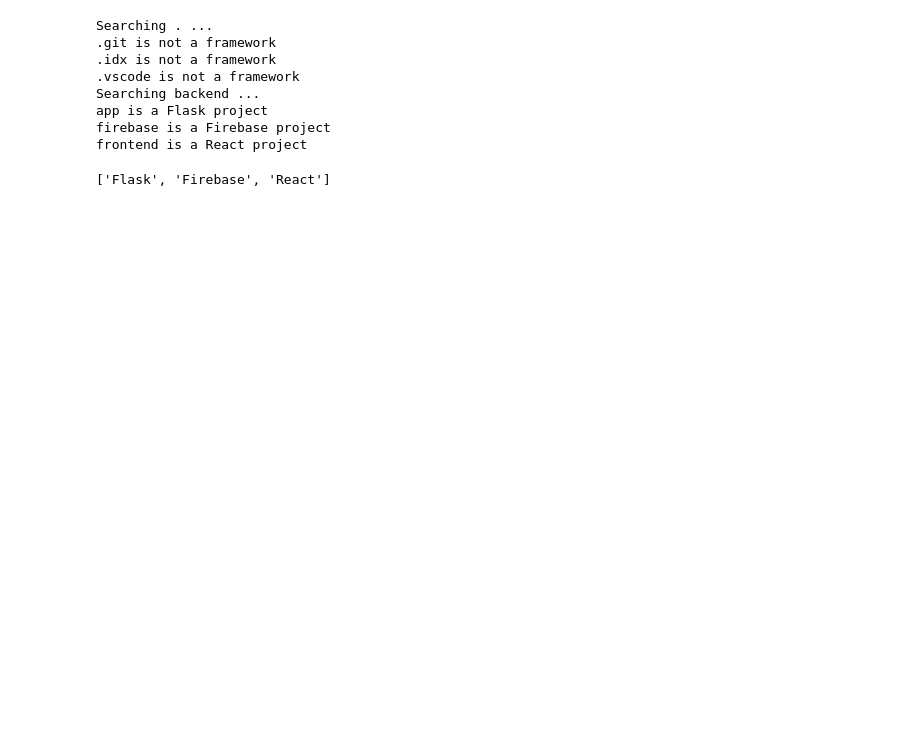
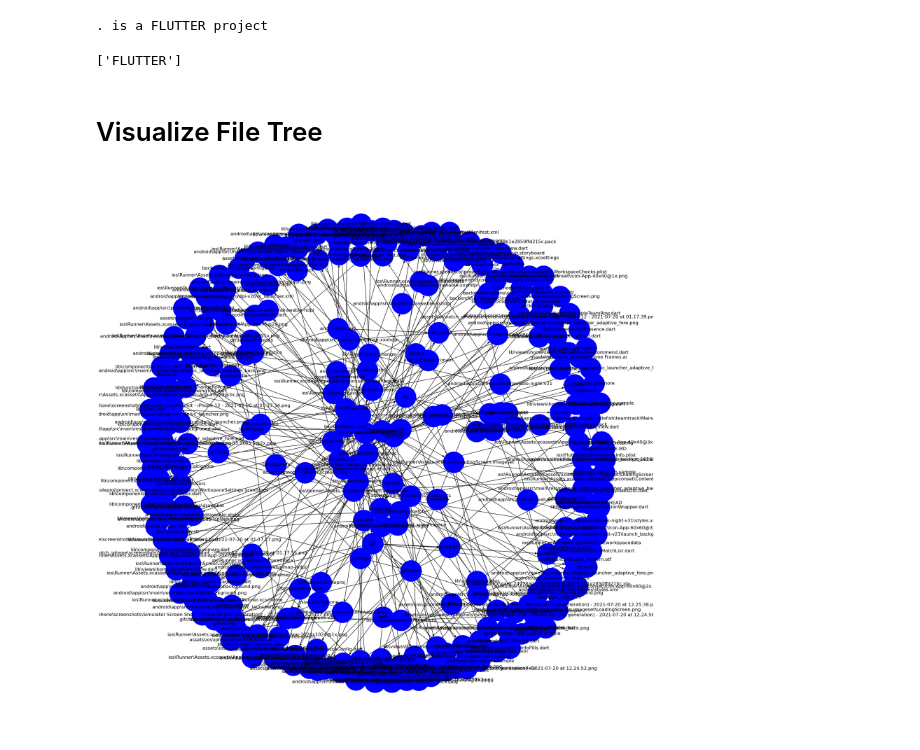
Before and after one commit to fraimwork/fraimwork, a Jupyter notebook: backend/app/Demo_Classification.ipynb, the cells around one changed output. Saved outputs shown, nothing was run; the diff lists cells and outputs as text; code cells hidden in the pictures; blank space fills up the shorter version.

```diff
--- a/backend/app/Demo_Classification.ipynb
+++ b/backend/app/Demo_Classification.ipynb
@@ -84,18 +58,16 @@ import re
 from utils.agent import Interaction
 from utils.languageutils import get_imports
 import networkx as nx
+from utils.listutils import flatten, compact
 # RegEx to match classifier responses
 identify_re = re.compile(r"IDENTIFY: (.+)")
 end_re = re.compile(r"END")
 unable_re = re.compile(r"N/A")
 
 def classify_node(node):
-    if node not in file_tree.nodes:
-        print(f"Node {node} not found in file tree")
-        return
     node_dict = file_tree.nodes[node]
     neighbors = list(file_tree[node])
-    prompt = f"{file_tree.nodes[node]['name']}\n" + '\n'.join(f"├── {file_tree.nodes[k]['name']}" for k in neighbors)
+    prompt = f"{file_tree.nodes[node]['name']}\n" + f"{file_tree.subfiletree(node).copy(withDepth=1)}"
     context = [Interaction(f'Relevant content of {neighbor}\n----\n' + '\n'.join(imports), '...') for  neighbor in  neighbors if 'content' in file_tree.nodes[neighbor] and (imports := get_imports(file_tree.nodes[neighbor]['path']))]
     response = classifier.chat(prompt, custom_context=context)
     # Match the response to the RegEx
@@ -105,10 +77,10 @@ def classify_node(node):
         file_tree.nodes[node]['framework'] = framework
         for node in nx.dfs_tree(file_tree, node).nodes:
             file_tree.nodes[node]['frameworks'] = [framework]
-        return framework
+        return [framework]
     elif (m := unable_re.match(response)):
         print(f"Searching {node} ...")
-        frameworks = flatmap([classify_node(node) for node in neighbors if 'content' not in file_tree.nodes[node]])
+        frameworks = compact(flatten([classify_node(node) for node in neighbors if 'content' not in file_tree.nodes[node]]))
         file_tree.nodes[node]['frameworks'] = frameworks
     elif (m := end_re.match(response)):
         print(f"{node_dict['name']} is not a framework")
@@ -119,12 +91,27 @@ def classify_node(node):
 
 (root_classification := classify_node(file_tree.root_node()))
 # %% [output]
-Searching . ...
-.git is not a framework
-.idx is not a framework
-.vscode is not a framework
-Searching backend ...
-app is a Flask project
-firebase is a Firebase project
-frontend is a React project
+. is a FLUTTER project
-['Flask', 'Firebase', 'React']
+['FLUTTER']
+# %% [markdown]
+# Visualize File Tree
+# %%
+from matplotlib import pyplot as plt
+import matplotlib.colors as mcolors
+
+def get_color(framework):
+    match framework:
+        case 'FLUTTER':
+            return 'blue'
+        case 'REACT':
+            return 'green'
+        case _:
+            return 'red'
+
+# Draw the tree
+plt.figure(figsize=(20, 20))
+pos = nx.spring_layout(file_tree, seed=0)
+nx.draw(file_tree, pos, with_labels=True, node_size=3000, node_color=[get_color(framework) for framework in nx.get_node_attributes(file_tree, 'framework').values()])
+plt.show()
+# %% [output]
+[figure, added]
```
Also changed, not shown: parts of 5 cells of this notebook, 12 other files.
